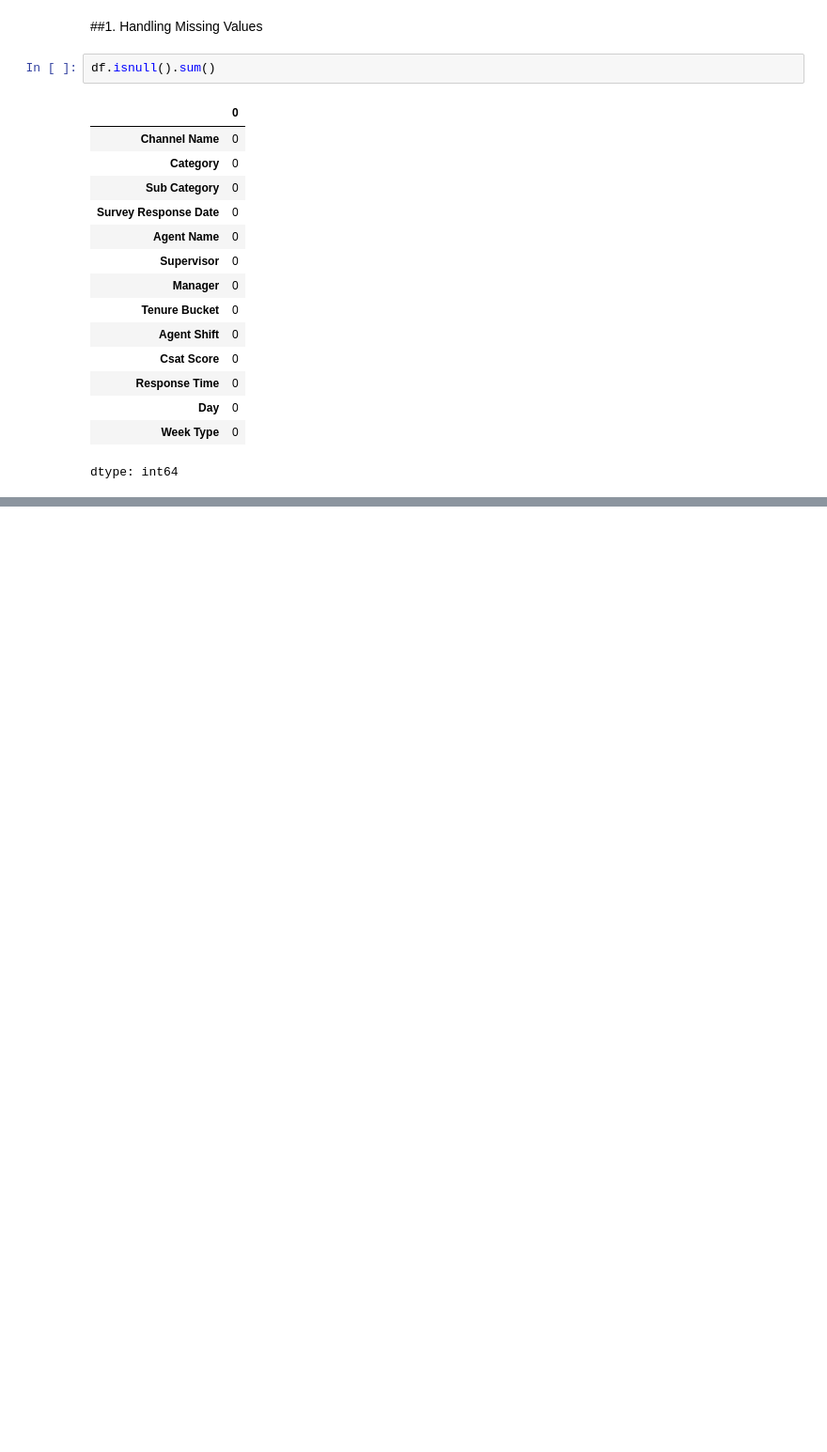
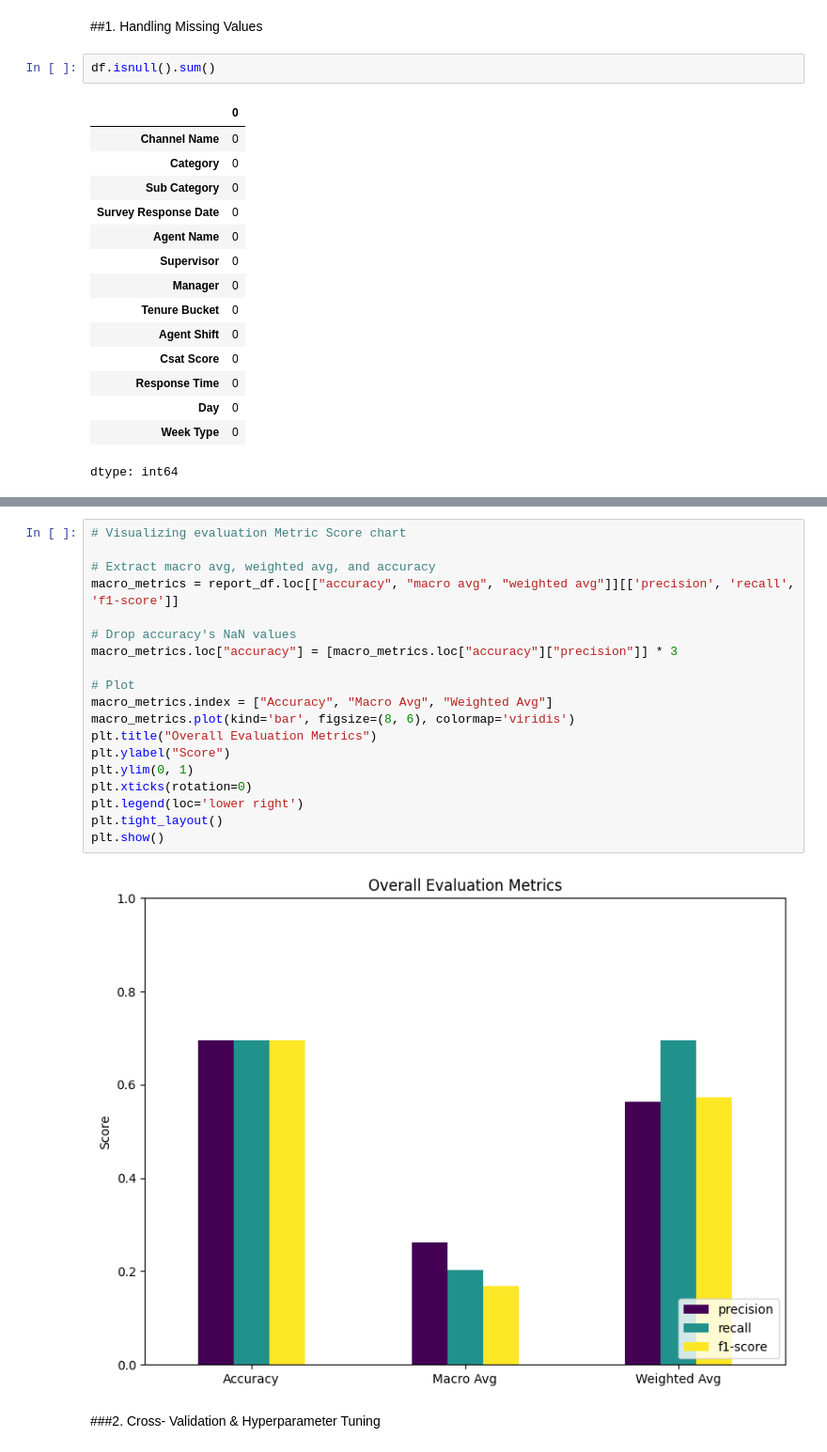
Before and after one commit to Jan2309jr/csat-prediction, a Jupyter notebook: csat_score_prediction.ipynb, the cells around one changed output, grey strips where cells are left out. Shown at 94% size. Saved outputs shown, nothing was run; the diff lists cells and outputs as text; blank space fills up the shorter version.

```diff
--- a/csat_score_prediction.ipynb
+++ b/csat_score_prediction.ipynb
@@ -765,0 +1042,23 @@ dtype: int64
+# %%
+# Visualizing evaluation Metric Score chart
+
+# Extract macro avg, weighted avg, and accuracy
+macro_metrics = report_df.loc[["accuracy", "macro avg", "weighted avg"]][['precision', 'recall', 'f1-score']]
+
+# Drop accuracy's NaN values
+macro_metrics.loc["accuracy"] = [macro_metrics.loc["accuracy"]["precision"]] * 3
+
+# Plot
+macro_metrics.index = ["Accuracy", "Macro Avg", "Weighted Avg"]
+macro_metrics.plot(kind='bar', figsize=(8, 6), colormap='viridis')
+plt.title("Overall Evaluation Metrics")
+plt.ylabel("Score")
+plt.ylim(0, 1)
+plt.xticks(rotation=0)
+plt.legend(loc='lower right')
+plt.tight_layout()
+plt.show()
+# %% [output]
+[figure, added]
+# %% [markdown]
+###2. Cross- Validation & Hyperparameter Tuning
```
Also changed, not shown: parts of 90 cells of this notebook.
